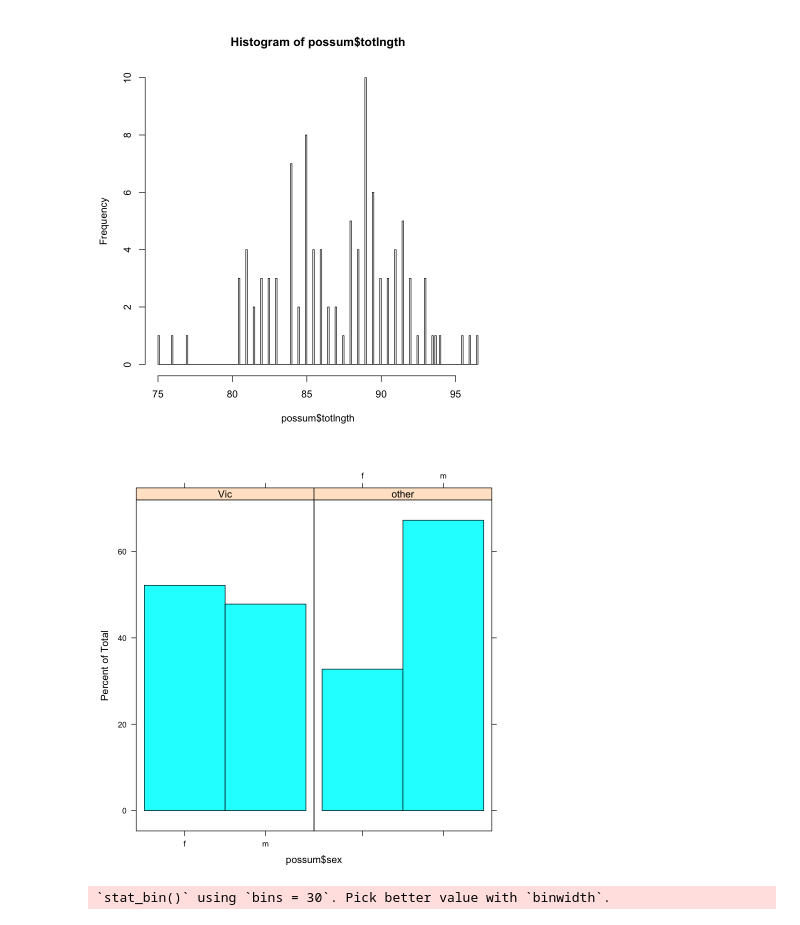
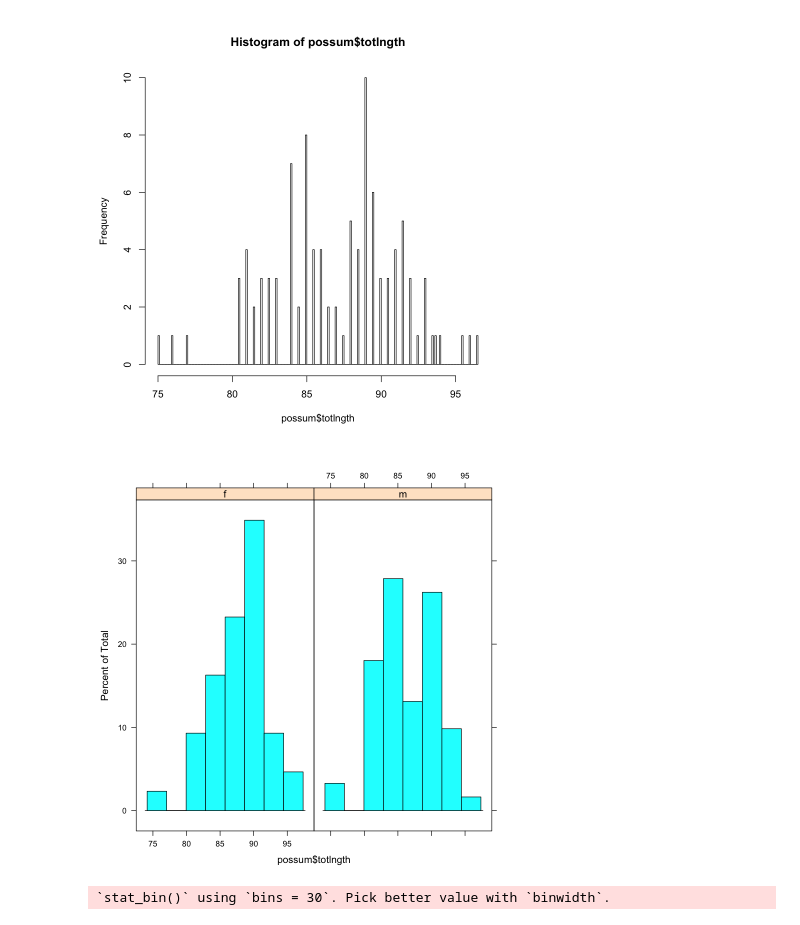
Before and after one commit to andrew2165/biometry_notebooks, a Jupyter notebook: Lab2_DescribeData.ipynb, the cells around one changed output. Cells and saved outputs as stored; diff of their text form; code cells hidden in the pictures.

```diff
--- a/Lab2_DescribeData.ipynb
+++ b/Lab2_DescribeData.ipynb
@@ -38,11 +38,12 @@ hist(possum$totlngth, breaks=200)
 [figure]
 [figure]
 [figure]
-# %%
-#Q4
-histogram(~ possum$sex | possum$Pop)
-# %% [output]
-[figure, removed]
+# %%
+#Q4
+histogram(~ possum$totlngth | possum$sex)
+# I don't really understand what the quesiton is asking
+# %% [output]
+[figure, added]
 # %%
 #Q5
 library("ggplot2")
```
Also changed, not shown: parts of 37 cells of this notebook.
